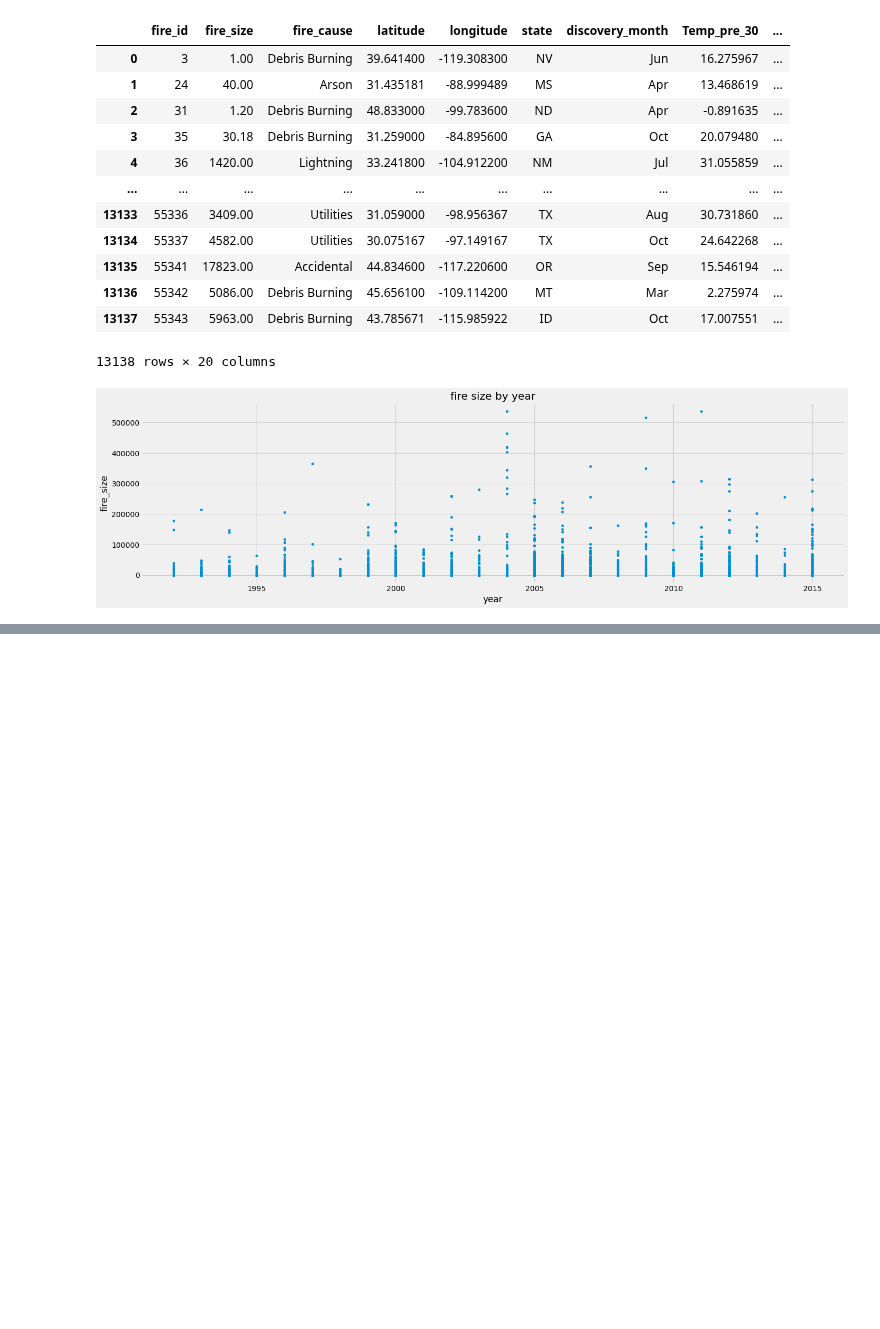
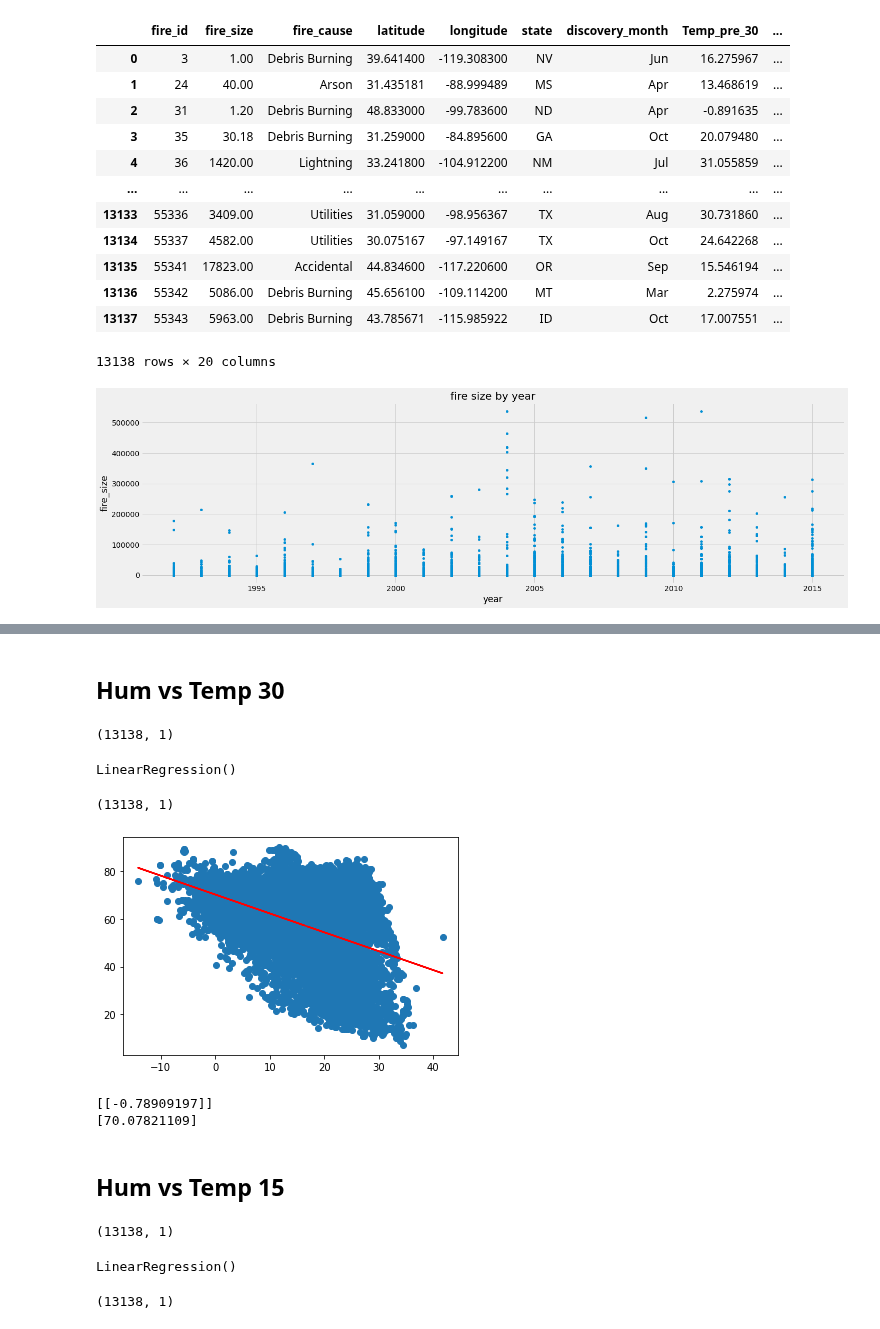
Before and after one commit to goatgirl86/Final_Project_Wildfires, a Jupyter notebook: plot.ipynb, the cells around one changed output, grey strips where cells are left out. Drawn from its saved outputs; the diff is of its cells as text; code cells hidden in the pictures; blank space fills up the shorter version.

```diff
--- a/plot.ipynb
+++ b/plot.ipynb
@@ -44,0 +93,46 @@ plt.show()
+# %%
+x30=x30.values.reshape(-1,1)
+x15=x15.values.reshape(-1,1)
+x7=x7.values.reshape(-1,1)
+# %% [markdown]
+## Hum vs Temp 30
+# %%
+x30.shape
+# %% [output]
+(13138, 1)
+# %%
+linear_reg=LinearRegression()
+# %%
+linear_reg.fit(x30,y30)
+# %% [output]
+LinearRegression()
+# %%
+y30_pred=linear_reg.predict(x30)
+y30_pred
+print(y30_pred.shape)
+# %% [output]
+(13138, 1)
+# %%
+plt.scatter(x30, y30)
+plt.plot(x30, y30_pred, color='red')
+plt.show()
+# %% [output]
+[figure, added]
+# %%
+# The slope
+slope30=linear_reg.coef_
+
+# The y-intercept
+intercept30=linear_reg.intercept_
+
+print(slope30)
+print(intercept30)
+# %% [output]
+[[-0.78909197]]
+[70.07821109]
+# %% [markdown]
+## Hum vs Temp 15
+# %%
+x15.shape
+# %% [output]
+(13138, 1)
@@ -44,0 +141,10 @@ plt.show()
+# %%
+linear_reg.fit(x15,y15)
+# %% [output]
+LinearRegression()
+# %%
+y15_pred=linear_reg.predict(x15)
+y15_pred
+print(y15_pred.shape)
+# %% [output]
+(13138, 1)
```
Also changed, not shown: parts of 72 cells of this notebook, 2 other files.
